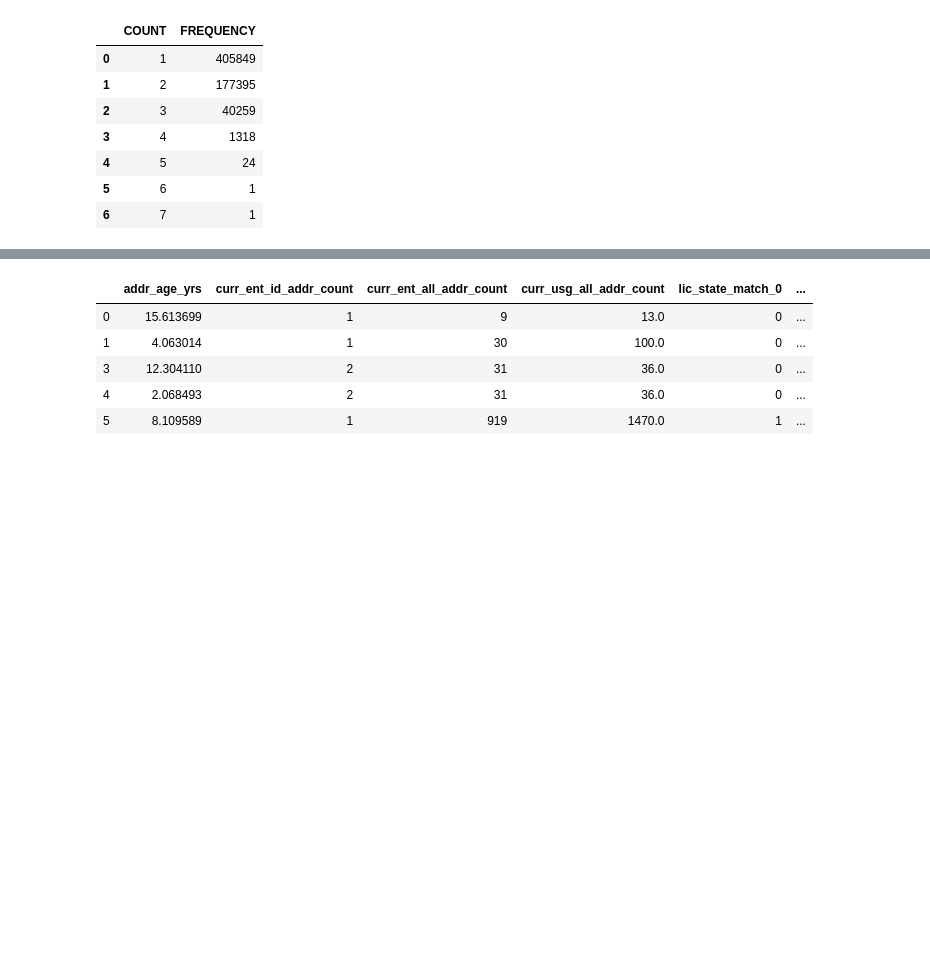
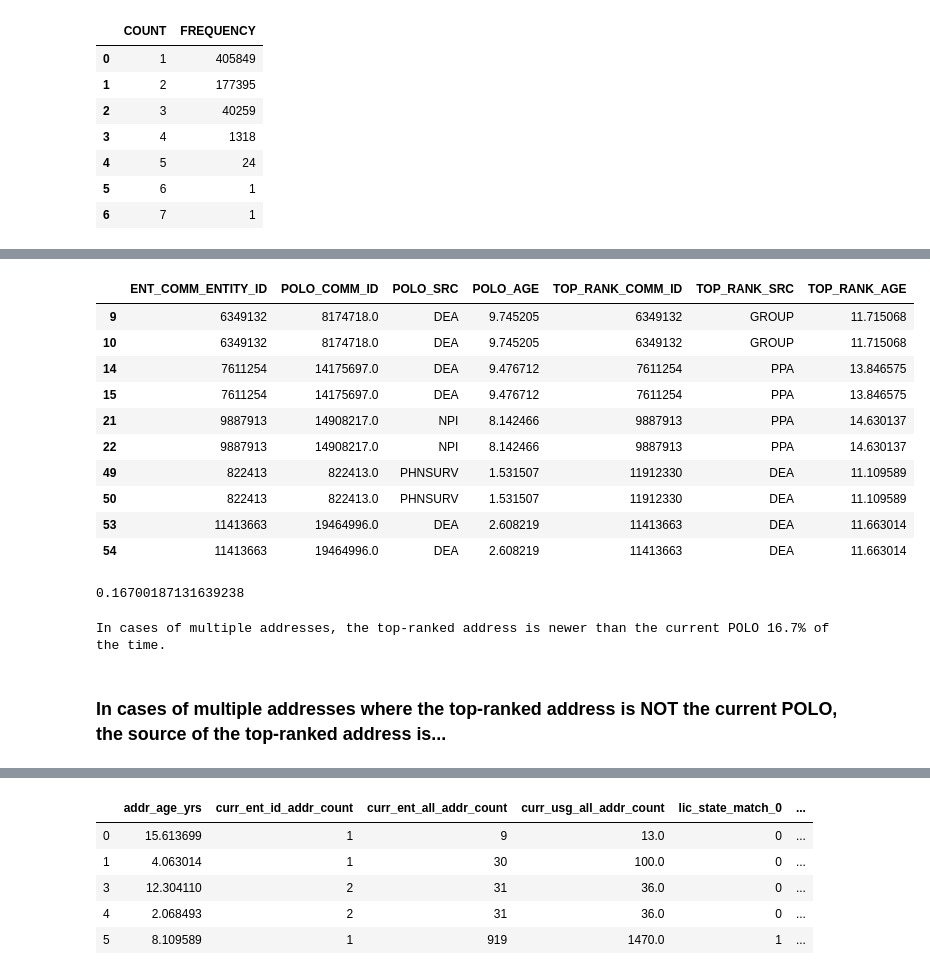
Before and after one commit to AMADataLabs/Core, a Jupyter notebook: Sandbox/PoloRankModel/ScoreAnalysis.ipynb, the cells around one changed output, grey strips where cells are left out. Cells and saved outputs as stored; diff of their text form; code cells hidden in the pictures; blank space fills up the shorter version.

```diff
--- a/Sandbox/PoloRankModel/ScoreAnalysis.ipynb
+++ b/Sandbox/PoloRankModel/ScoreAnalysis.ipynb
@@ -266,0 +567,25 @@ addr_count_freq_hist.to_csv(analysis_dir + 'addr_count_freq_hist.csv')
+# %%
+mismatch.head(10)
+# %% [output]
+|  | ENT_COMM_ENTITY_ID | POLO_COMM_ID | POLO_SRC | POLO_AGE | TOP_RANK_COMM_ID | TOP_RANK_SRC | TOP_RANK_AGE |
+| 9 | 6349132 | 8174718.0 | DEA | 9.745205 | 6349132 | GROUP | 11.715068 |
+| 10 | 6349132 | 8174718.0 | DEA | 9.745205 | 6349132 | GROUP | 11.715068 |
+| 14 | 7611254 | 14175697.0 | DEA | 9.476712 | 7611254 | PPA | 13.846575 |
+| 15 | 7611254 | 14175697.0 | DEA | 9.476712 | 7611254 | PPA | 13.846575 |
+| 21 | 9887913 | 14908217.0 | NPI | 8.142466 | 9887913 | PPA | 14.630137 |
+| 22 | 9887913 | 14908217.0 | NPI | 8.142466 | 9887913 | PPA | 14.630137 |
+| 49 | 822413 | 822413.0 | PHNSURV | 1.531507 | 11912330 | DEA | 11.109589 |
+| 50 | 822413 | 822413.0 | PHNSURV | 1.531507 | 11912330 | DEA | 11.109589 |
+| 53 | 11413663 | 19464996.0 | DEA | 2.608219 | 11413663 | DEA | 11.663014 |
+| 54 | 11413663 | 19464996.0 | DEA | 2.608219 | 11413663 | DEA | 11.663014 |
+# %%
+pref_newer_addr = sum(mismatch['POLO_AGE'] >= mismatch['TOP_RANK_AGE']) / len(mismatch) # top rank is newer than POLO
+pref_newer_addr
+# %% [output]
+0.16700187131639238
+# %%
+print('In cases of multiple addresses, the top-ranked address is newer than the current POLO {}% of the time.'.format(round(pref_newer_addr * 100, 2)))
+# %% [output]
+In cases of multiple addresses, the top-ranked address is newer than the current POLO 16.7% of the time.
+# %% [markdown]
+### In cases of multiple addresses where the top-ranked address is NOT the current POLO, the source of the top-ranked address is...
```
Also changed, not shown: parts of 41 cells of this notebook.
